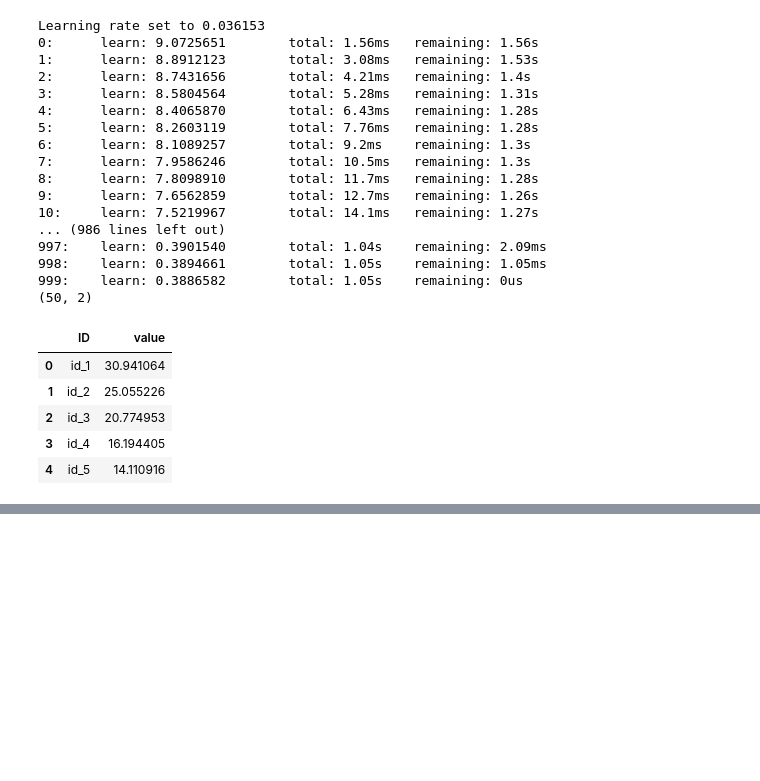
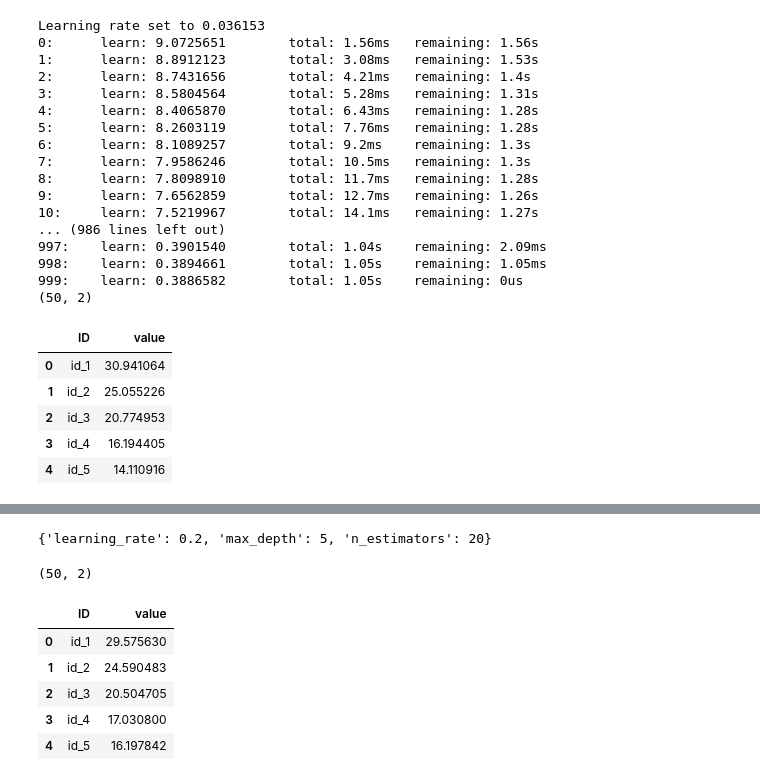
Before and after one commit to surpoloyang/Practical_Learning__Machine_Learning_with_DataWhale_April, a Jupyter notebook: Boston_House_Price_Prediction/data_analysis.ipynb, the cells around one changed output, grey strips where cells are left out. Cells and saved outputs as stored; diff of their text form; code cells hidden in the pictures; blank space fills up the shorter version.

```diff
--- a/Boston_House_Price_Prediction/data_analysis.ipynb
+++ b/Boston_House_Price_Prediction/data_analysis.ipynb
@@ -263,0 +364,13 @@ Learning rate set to 0.036153
+# %%
+from xgboost import XGBRegressor
+from sklearn.model_selection import GridSearchCV
+
+param_grid = {
+    'n_estimators' : [5,10,20,50,100,200],
+    'max_depth' : [3,5,7],
+    'learning_rate' : [0.1,0.2,0.05,0.01,0.005,0.001]
+}
+xgb = XGBRegressor()
+grid = GridSearchCV(xgb, param_grid=param_grid, cv=10)
+
+grid.fit(train_features,train_label)
@@ -263,0 +395,22 @@ Learning rate set to 0.036153
+# %%
+grid.best_params_
+# %% [output]
+{'learning_rate': 0.2, 'max_depth': 5, 'n_estimators': 20}
+# %%
+xgb_reg = grid.best_estimator_
+xgb_reg.fit(train_pca_features,train_label)
+y_predicted = xgb_reg.predict(test_pca_features)
+
+# save predicted label of test set to submit_result.csv
+submit['value'] = y_predicted
+submit.to_csv('./ML_models/submit_XGB_2.csv', index=False)
+print(submit.shape)
+submit.head()
+# %% [output]
+(50, 2)
+|  | ID | value |
+| 0 | id_1 | 29.575630 |
+| 1 | id_2 | 24.590483 |
+| 2 | id_3 | 20.504705 |
+| 3 | id_4 | 17.030800 |
+| 4 | id_5 | 16.197842 |
```
Also changed, not shown: parts of 12 cells of this notebook.
